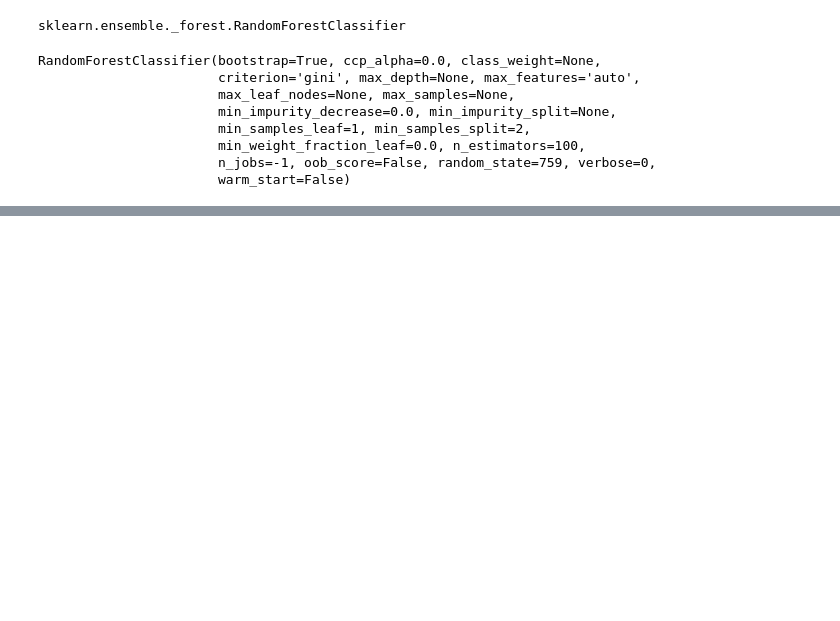
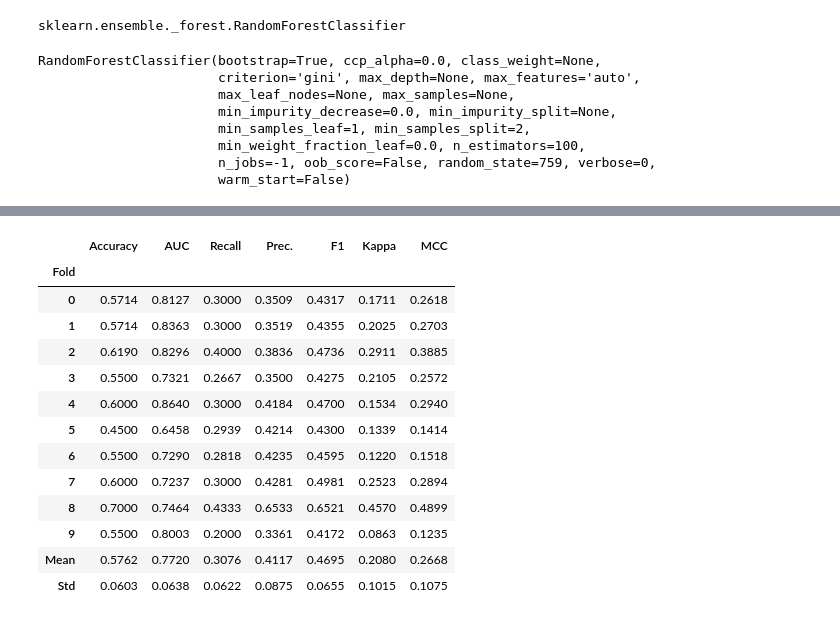
Before and after one commit to imraghavagr/mental-health, a Jupyter notebook: notebooks/02-ra-dataModelling.ipynb, the cells around one changed output, grey strips where cells are left out. Cells and saved outputs as stored; diff of their text form; code cells hidden in the pictures; blank space fills up the shorter version.

```diff
--- a/notebooks/02-ra-dataModelling.ipynb
+++ b/notebooks/02-ra-dataModelling.ipynb
@@ -103,0 +123,17 @@ RandomForestClassifier(bootstrap=True, ccp_alpha=0.0, class_weight=None,
+# %%
+tuned_lightgbm = tune_model(lightgbm,choose_better=True)
+# %% [output]
+|  | Accuracy | AUC | Recall | Prec. | F1 | Kappa | MCC |
+| Fold |  |  |  |  |  |  |  |
+| 0 | 0.5714 | 0.8127 | 0.3000 | 0.3509 | 0.4317 | 0.1711 | 0.2618 |
+| 1 | 0.5714 | 0.8363 | 0.3000 | 0.3519 | 0.4355 | 0.2025 | 0.2703 |
+| 2 | 0.6190 | 0.8296 | 0.4000 | 0.3836 | 0.4736 | 0.2911 | 0.3885 |
+| 3 | 0.5500 | 0.7321 | 0.2667 | 0.3500 | 0.4275 | 0.2105 | 0.2572 |
+| 4 | 0.6000 | 0.8640 | 0.3000 | 0.4184 | 0.4700 | 0.1534 | 0.2940 |
+| 5 | 0.4500 | 0.6458 | 0.2939 | 0.4214 | 0.4300 | 0.1339 | 0.1414 |
+| 6 | 0.5500 | 0.7290 | 0.2818 | 0.4235 | 0.4595 | 0.1220 | 0.1518 |
+| 7 | 0.6000 | 0.7237 | 0.3000 | 0.4281 | 0.4981 | 0.2523 | 0.2894 |
+| 8 | 0.7000 | 0.7464 | 0.4333 | 0.6533 | 0.6521 | 0.4570 | 0.4899 |
+| 9 | 0.5500 | 0.8003 | 0.2000 | 0.3361 | 0.4172 | 0.0863 | 0.1235 |
+| Mean | 0.5762 | 0.7720 | 0.3076 | 0.4117 | 0.4695 | 0.2080 | 0.2668 |
+| Std | 0.0603 | 0.0638 | 0.0622 | 0.0875 | 0.0655 | 0.1015 | 0.1075 |
```
Also changed, not shown: parts of 62 cells of this notebook.
